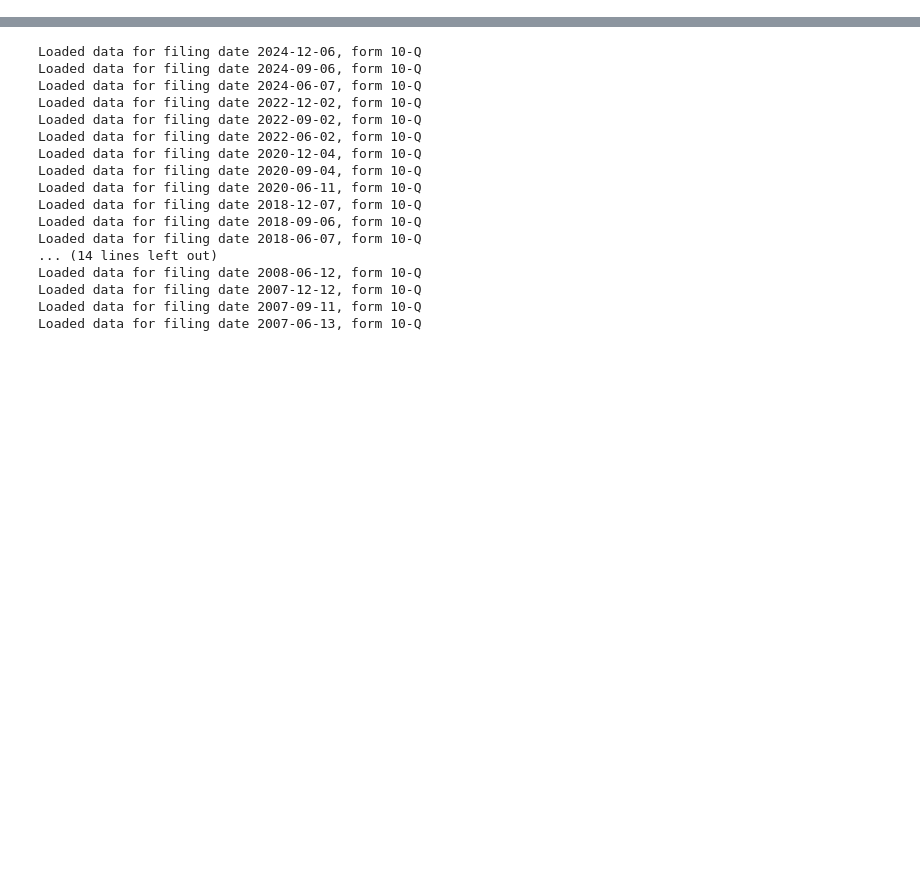
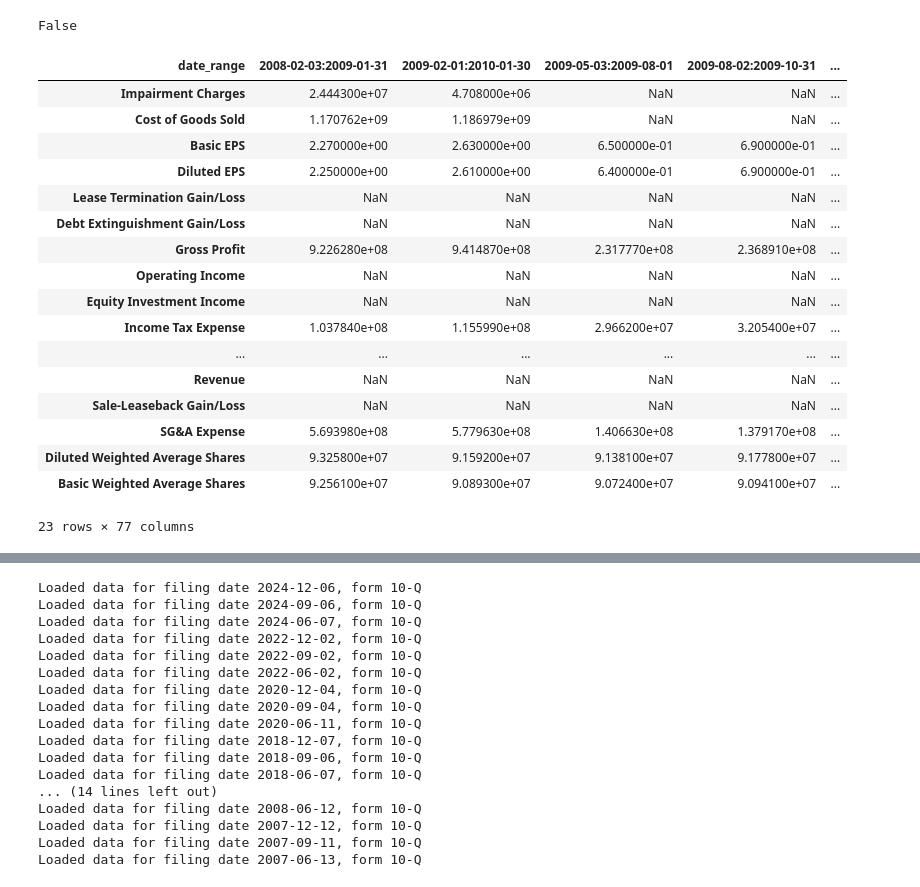
Before and after one commit to LimitedInfo/EquityAlchemy, a Jupyter notebook: domainModeling.ipynb, the cells around one changed output, grey strips where cells are left out. Drawn from its saved outputs; the diff is of its cells as text; code cells hidden in the pictures; blank space fills up the shorter version.

```diff
--- a/domainModeling.ipynb
+++ b/domainModeling.ipynb
@@ -238,0 +99,4 @@ Traceback (most recent call last):
+# %%
+combined.df.empty
+# %% [output]
+False
@@ -238,0 +287,21 @@ Traceback (most recent call last):
+# %%
+combined.df[sorted(combined.df.columns, key=lambda x: x.split(':')[0])]
+# %% [output]
+| date_range | 2008-02-03:2009-01-31 | 2009-02-01:2010-01-30 | 2009-05-03:2009-08-01 | 2009-08-02:2009-10-31 | ... |
+| Impairment Charges | 2.444300e+07 | 4.708000e+06 | NaN | NaN | ... |
+| Cost of Goods Sold | 1.170762e+09 | 1.186979e+09 | NaN | NaN | ... |
+| Basic EPS | 2.270000e+00 | 2.630000e+00 | 6.500000e-01 | 6.900000e-01 | ... |
+| Diluted EPS | 2.250000e+00 | 2.610000e+00 | 6.400000e-01 | 6.900000e-01 | ... |
+| Lease Termination Gain/Loss | NaN | NaN | NaN | NaN | ... |
+| Debt Extinguishment Gain/Loss | NaN | NaN | NaN | NaN | ... |
+| Gross Profit | 9.226280e+08 | 9.414870e+08 | 2.317770e+08 | 2.368910e+08 | ... |
+| Operating Income | NaN | NaN | NaN | NaN | ... |
+| Equity Investment Income | NaN | NaN | NaN | NaN | ... |
+| Income Tax Expense | 1.037840e+08 | 1.155990e+08 | 2.966200e+07 | 3.205400e+07 | ... |
+| ... | ... | ... | ... | ... | ... |
+| Revenue | NaN | NaN | NaN | NaN | ... |
+| Sale-Leaseback Gain/Loss | NaN | NaN | NaN | NaN | ... |
+| SG&A Expense | 5.693980e+08 | 5.779630e+08 | 1.406630e+08 | 1.379170e+08 | ... |
+| Diluted Weighted Average Shares | 9.325800e+07 | 9.159200e+07 | 9.138100e+07 | 9.177800e+07 | ... |
+| Basic Weighted Average Shares | 9.256100e+07 | 9.089300e+07 | 9.072400e+07 | 9.094100e+07 | ... |
+23 rows × 77 columns
```
Also changed, not shown: parts of 18 cells of this notebook, 2 other files.
